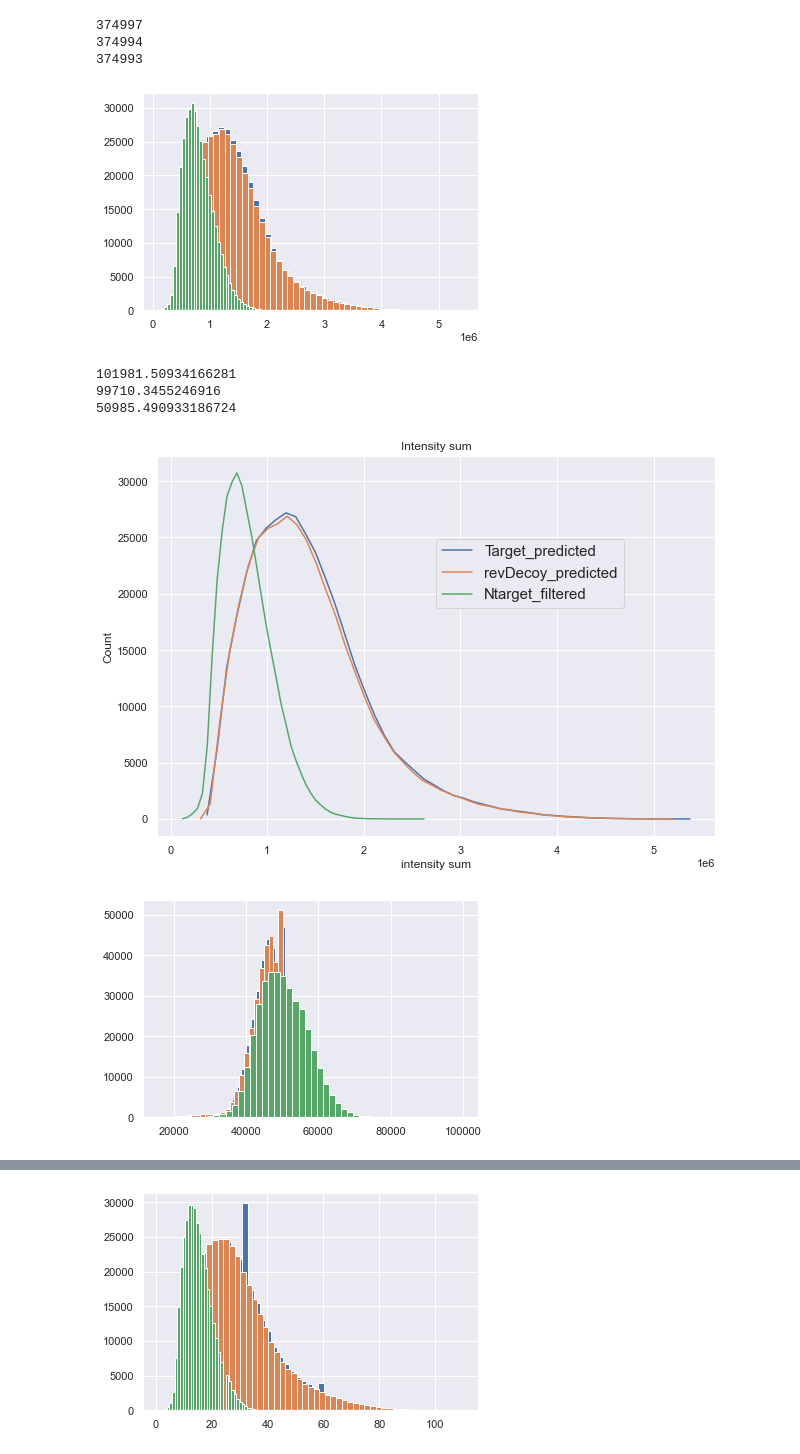
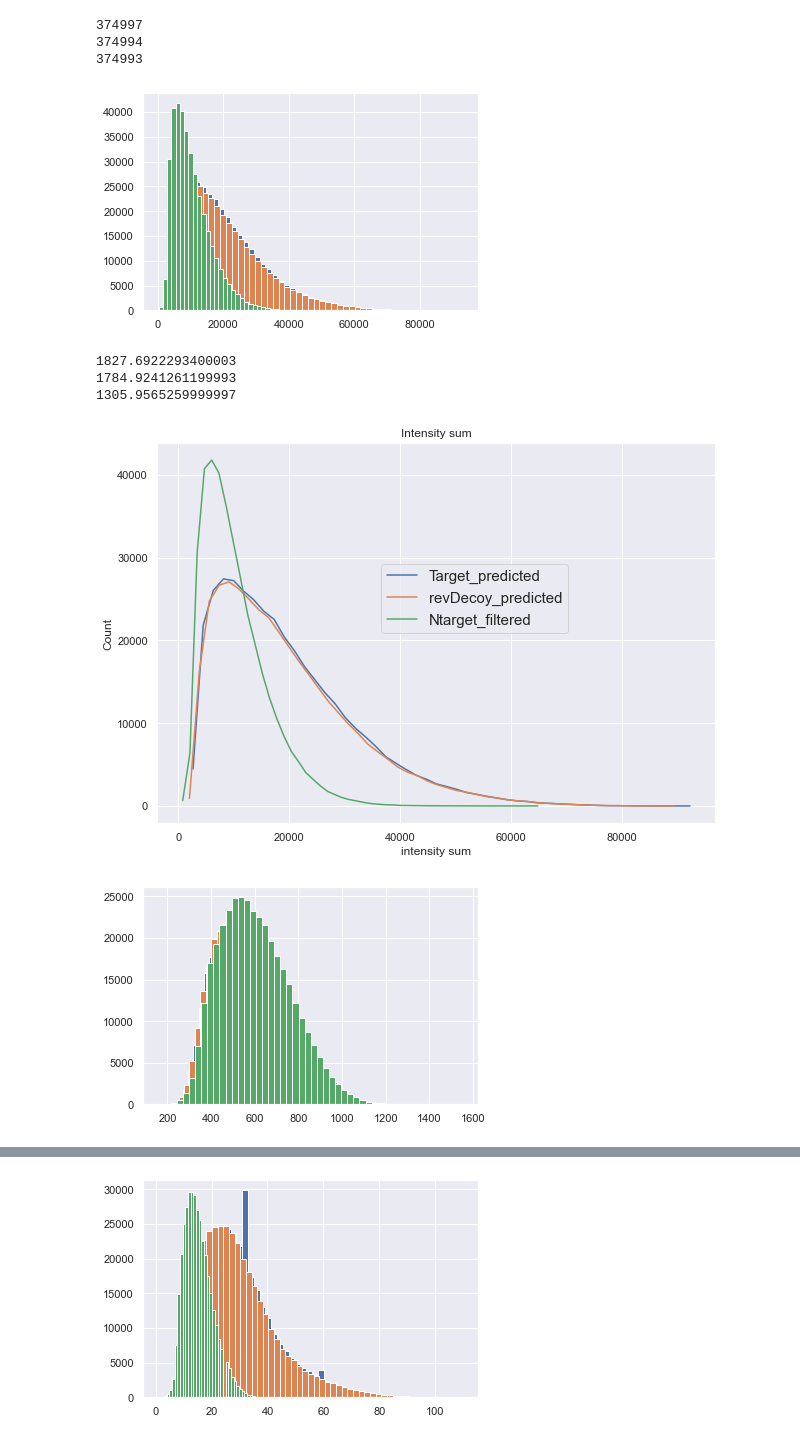
Before and after one commit to jisunp04023/Spectral_Library_Search, a Jupyter notebook: intensity_distribution.ipynb, the cells around one changed output, grey strips where cells are left out. Drawn from its saved outputs; the diff is of its cells as text; code cells hidden in the pictures.

```diff
--- a/intensity_distribution.ipynb
+++ b/intensity_distribution.ipynb
@@ -1,8 +0,0 @@
-# %%
-f = open("Ntarget_filtered_10.msp")
-
-for i in range(0,1000):
-    line = f.readline()
-    print(line)
-
-line.close()
@@ -265,32 +238,32 @@ Sum = plt.hist(SUM, bins = 50)
 Sum2 = plt.hist(SUM2, bins = 50)
 Sum3 = plt.hist(SUM3, bins = 50)
 # %% [output]
-[figure, old version]
+[figure, new version]
 # %%
 print(Sum[1][1] - Sum[1][0])
 print(Sum2[1][1] - Sum2[1][0])
 print(Sum3[1][1] - Sum3[1][0])
 
 plt.figure(figsize = (10, 7))
 plt.xlabel('intensity sum')
 plt.ylabel('Count')
 plt.title('Intensity sum')
-plt.plot(Sum[1][:-1] + 50990.7546, Sum[0], label = 'Target_predicted')
-plt.plot(Sum2[1][:-1] + 49855.1727, Sum2[0], label = 'revDecoy_predicted')
-plt.plot(Sum3[1][:-1] + 25492.7454, Sum3[0], label = 'Ntarget_filtered')
-plt.legend(loc = (0.5, 0.6), fontsize = 15)
+plt.plot(Sum[1][:-1] + 913.8461, Sum[0], label = 'Target_predicted')
+plt.plot(Sum2[1][:-1] + 892.4620, Sum2[0], label = 'revDecoy_predicted')
+plt.plot(Sum3[1][:-1] + 652.9782, Sum3[0], label = 'Ntarget_filtered')
+plt.legend(loc = (0.4, 0.5), fontsize = 15)
 plt.show()
 # %% [output]
-101981.50934166281
-99710.3455246916
-50985.490933186724
+1827.6922293400003
+1784.9241261199993
+1305.9565259999997
-[figure, old version]
+[figure, new version]
 # %%
 Med = plt.hist(MED, bins = 50)
 Med2 = plt.hist(MED2, bins = 50)
 Med3 = plt.hist(MED3, bins = 50)
 # %% [output]
-[figure, old version]
+[figure, new version]
 # %%
 print(Med[1][1] - Med[1][0])
 print(Med2[1][1] - Med2[1][0])
```
Also changed, not shown: parts of 4 cells of this notebook, 7 other files.
